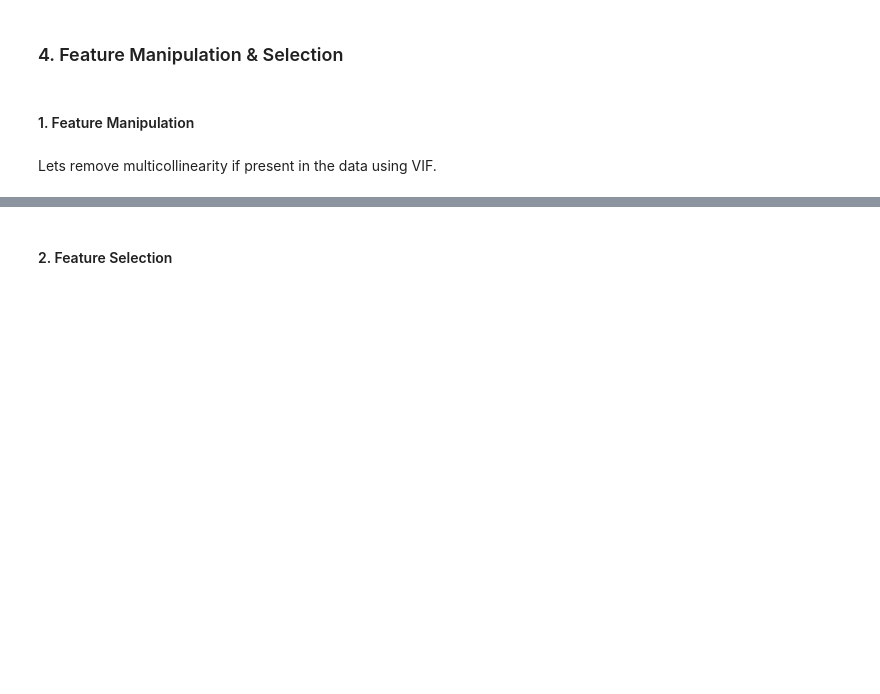
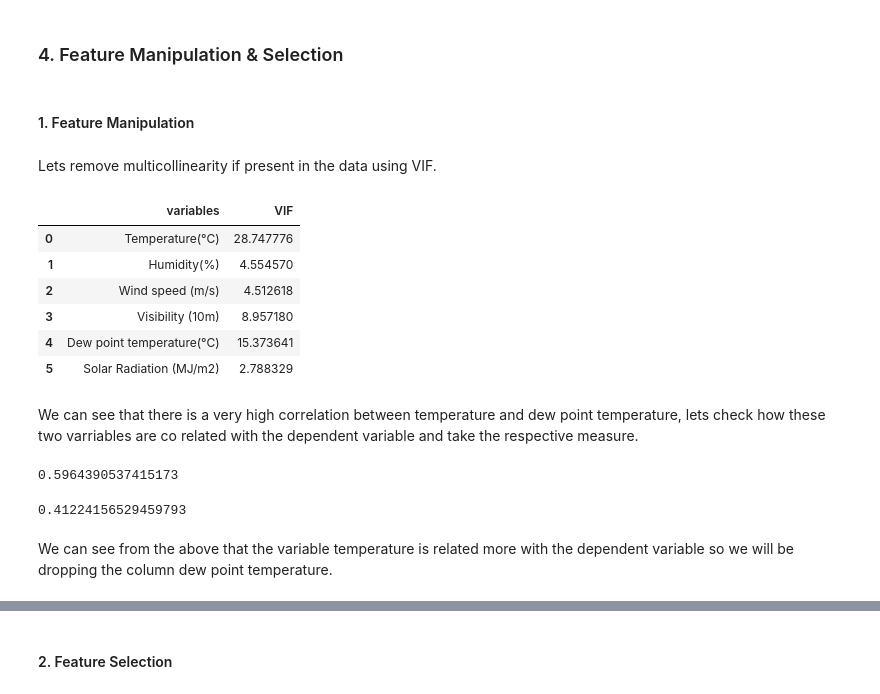
Before and after one commit to Jeevan-NM/Bike-Sharing-Demand-Prediction, a Jupyter notebook: BikeSharingDemandPrediction.ipynb, the cells around one changed output, grey strips where cells are left out. Cells and saved outputs as stored; diff of their text form; code cells hidden in the pictures; blank space fills up the shorter version.

```diff
--- a/BikeSharingDemandPrediction.ipynb
+++ b/BikeSharingDemandPrediction.ipynb
@@ -887,0 +901,26 @@ def calc_vif(X):
+# %%
+#calculating VIF for different variables
+X=numerical_features[2:]
+calc_vif(df[[i for i in X]])
+# %% [output]
+|  | variables | VIF |
+| 0 | Temperature(°C) | 28.747776 |
+| 1 | Humidity(%) | 4.554570 |
+| 2 | Wind speed (m/s) | 4.512618 |
+| 3 | Visibility (10m) | 8.957180 |
+| 4 | Dew point temperature(°C) | 15.373641 |
+| 5 | Solar Radiation (MJ/m2) | 2.788329 |
+# %% [markdown]
+We can see that there is a very high correlation between temperature and dew point temperature, lets check how these two varriables are co related with the dependent variable and take the respective measure.
+# %%
+#Co relation between dependent variable and temperature
+np.corrcoef(df['Rented Bike Count'],df['Temperature(°C)'])[0][1]
+# %% [output]
+0.5964390537415173
+# %%
+#Co relation between dependent variable and temperature
+np.corrcoef(df['Rented Bike Count'],df['Dew point temperature(°C)'])[0][1]
+# %% [output]
+0.41224156529459793
+# %% [markdown]
+We can see from the above that the variable temperature is related more with the dependent variable so we will be dropping the column dew point temperature.
```
Also changed, not shown: parts of 47 cells of this notebook.
